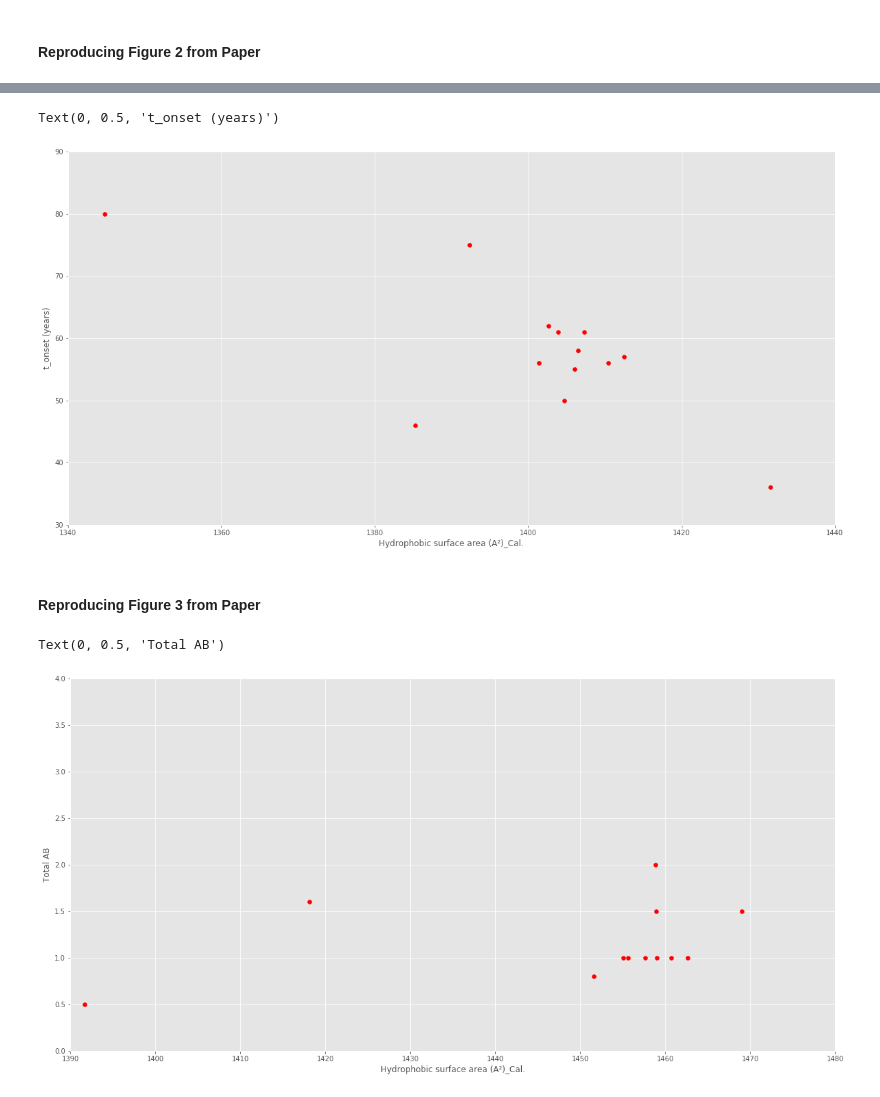
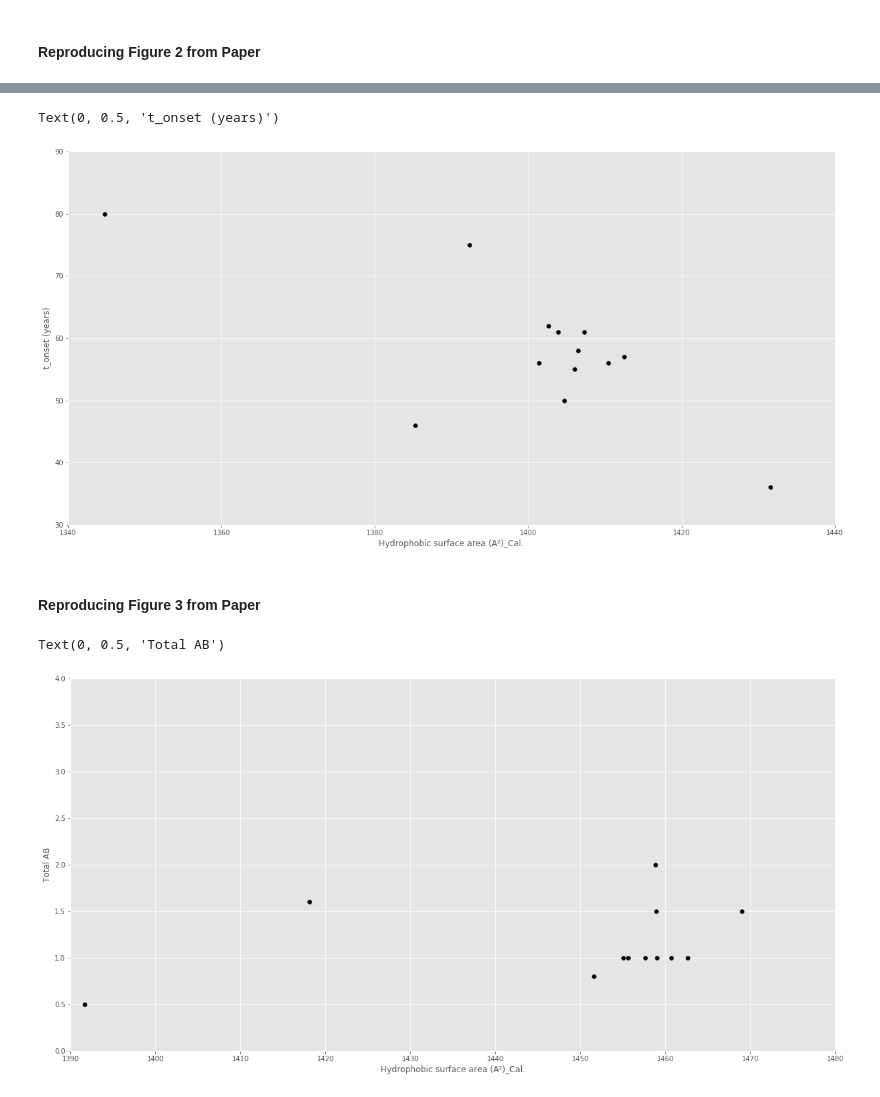
Before and after one commit to 188-project/Amyloid-Beta-Final-Project, a Jupyter notebook: Final Project Amyloid Beta.ipynb, the cells around one changed output, grey strips where cells are left out. Cells and saved outputs as stored; diff of their text form; code cells hidden in the pictures.

```diff
--- a/Final Project Amyloid Beta.ipynb
+++ b/Final Project Amyloid Beta.ipynb
@@ -775,35 +775,35 @@ Text(0, 0.5, 't_onset (years)')
 # %%
 #Figure 2d
 _2LFM_hydrophobic_SAS_subset_1 = _2LFM_hydrophobic_SAS[0:10]
 _2LFM_t_onset_subset_1 = _2LFM_t_onset[0:10]
 
 _2LFM_hydrophobic_SAS_E22K = _2LFM_hydrophobic_SAS[10]
 _2LFM_t_onset_E22K = _2LFM_t_onset[11]
 
 _2LFM_hydrophobic_SAS_E22Q = _2LFM_hydrophobic_SAS[11]
 _2LFM_t_onset_E22Q = _2LFM_t_onset[10]
 
 _2LFM_hydrophobic_SAS_D23N = _2LFM_hydrophobic_SAS[12]
 _2LFM_t_onset_D23N = _2LFM_t_onset[12]
 
 #Plot data
 plt.figure(figsize = (20, 10))
-plt.scatter(_2LFM_hydrophobic_SAS_subset_1, _2LFM_t_onset_subset_1, c = 'r')
-plt.scatter(_2LFM_hydrophobic_SAS_E22K, _2LFM_t_onset_E22K, c = 'r')
-plt.scatter(_2LFM_hydrophobic_SAS_E22Q, _2LFM_t_onset_E22Q, c = 'r')
-plt.scatter(_2LFM_hydrophobic_SAS_D23N, _2LFM_t_onset_D23N, c = 'r')
+plt.scatter(_2LFM_hydrophobic_SAS_subset_1, _2LFM_t_onset_subset_1, c = 'k')
+plt.scatter(_2LFM_hydrophobic_SAS_E22K, _2LFM_t_onset_E22K, c = 'k')
+plt.scatter(_2LFM_hydrophobic_SAS_E22Q, _2LFM_t_onset_E22Q, c = 'k')
+plt.scatter(_2LFM_hydrophobic_SAS_D23N, _2LFM_t_onset_D23N, c = 'k')
 
 #Set axis limits
 axis = plt.gca()
 axis.set_xlim([1340,1440])
 axis.set_ylim([30,90])
 
 #Labels
 plt.xlabel('Hydrophobic surface area (A²)_Cal.')
 plt.ylabel('t_onset (years)')
 # %% [output]
 Text(0, 0.5, 't_onset (years)')
-[figure, old version]
+[figure, new version]
 # %% [markdown]
 #### Reproducing Figure 3 from Paper
 # %%
@@ -822,10 +822,10 @@ _1IYT_hydrophobic_SAS_D23N = _1IYT_hydrophobic_SAS[12]
 
 #Plot data
 plt.figure(figsize = (20, 10))
-plt.scatter(_1IYT_hydrophobic_SAS_subset_1, _1IYT_total_AB_subset_1, c = 'r')
-plt.scatter(_1IYT_hydrophobic_SAS_E22K, _1IYT_total_AB_E22K, c = 'r')
-plt.scatter(_1IYT_hydrophobic_SAS_E22Q, _1IYT_total_AB_E22Q, c = 'r')
-plt.scatter(_1IYT_hydrophobic_SAS_D23N, _1IYT_total_AB_D23N, c = 'r')
+plt.scatter(_1IYT_hydrophobic_SAS_subset_1, _1IYT_total_AB_subset_1, c = 'k')
+plt.scatter(_1IYT_hydrophobic_SAS_E22K, _1IYT_total_AB_E22K, c = 'k')
+plt.scatter(_1IYT_hydrophobic_SAS_E22Q, _1IYT_total_AB_E22Q, c = 'k')
+plt.scatter(_1IYT_hydrophobic_SAS_D23N, _1IYT_total_AB_D23N, c = 'k')
 
 #Set axis limits
 axis = plt.gca()
@@ -837,7 +837,7 @@ plt.xlabel('Hydrophobic surface area (A²)_Cal.')
 plt.ylabel('Total AB')
 # %% [output]
 Text(0, 0.5, 'Total AB')
-[figure, old version]
+[figure, new version]
 # %%
 #Figure 3b
 _1Z0Q_hydrophobic_SAS_subset_1 = _1Z0Q_hydrophobic_SAS[0:10]
```
Also changed, not shown: parts of 6 cells of this notebook.
